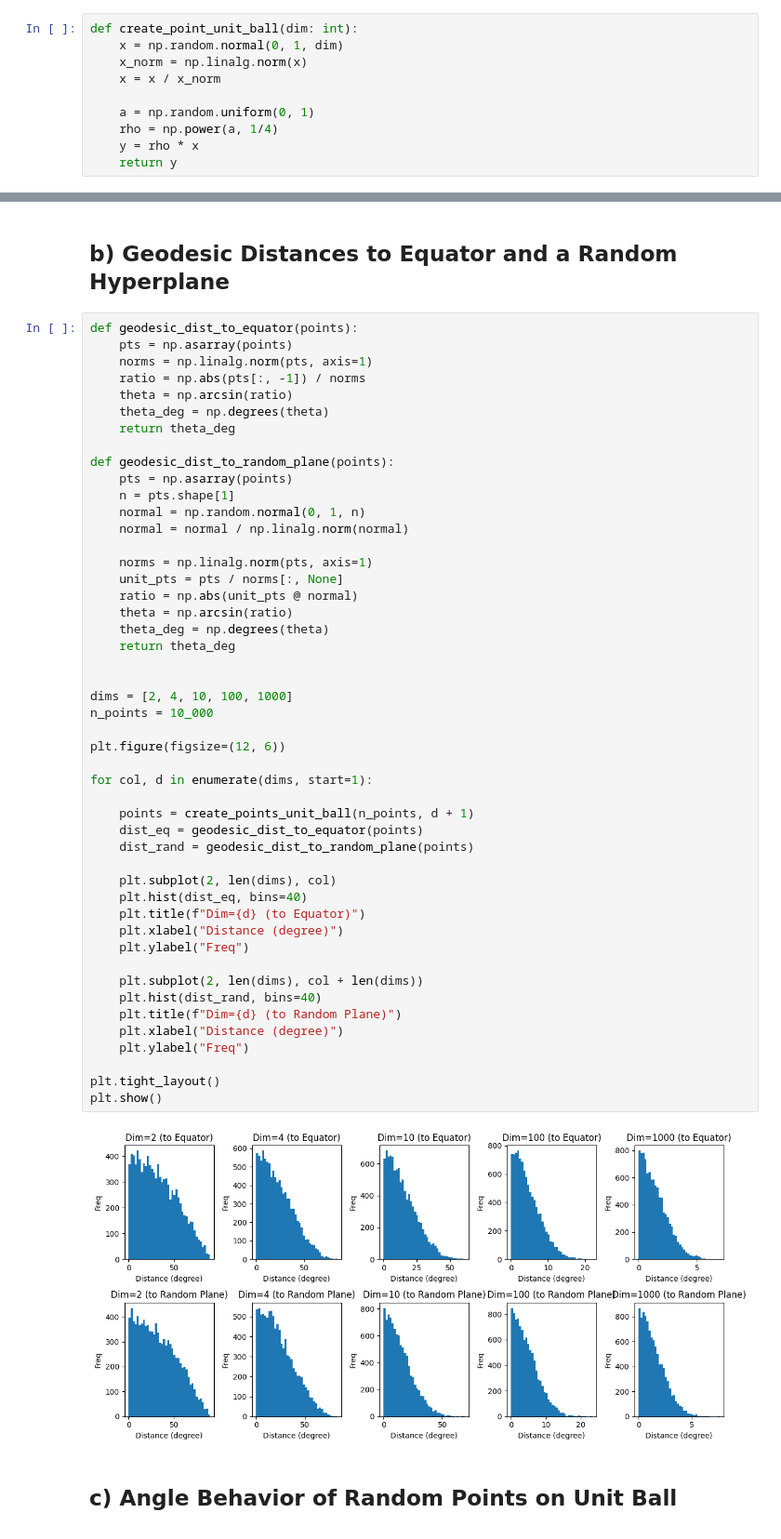
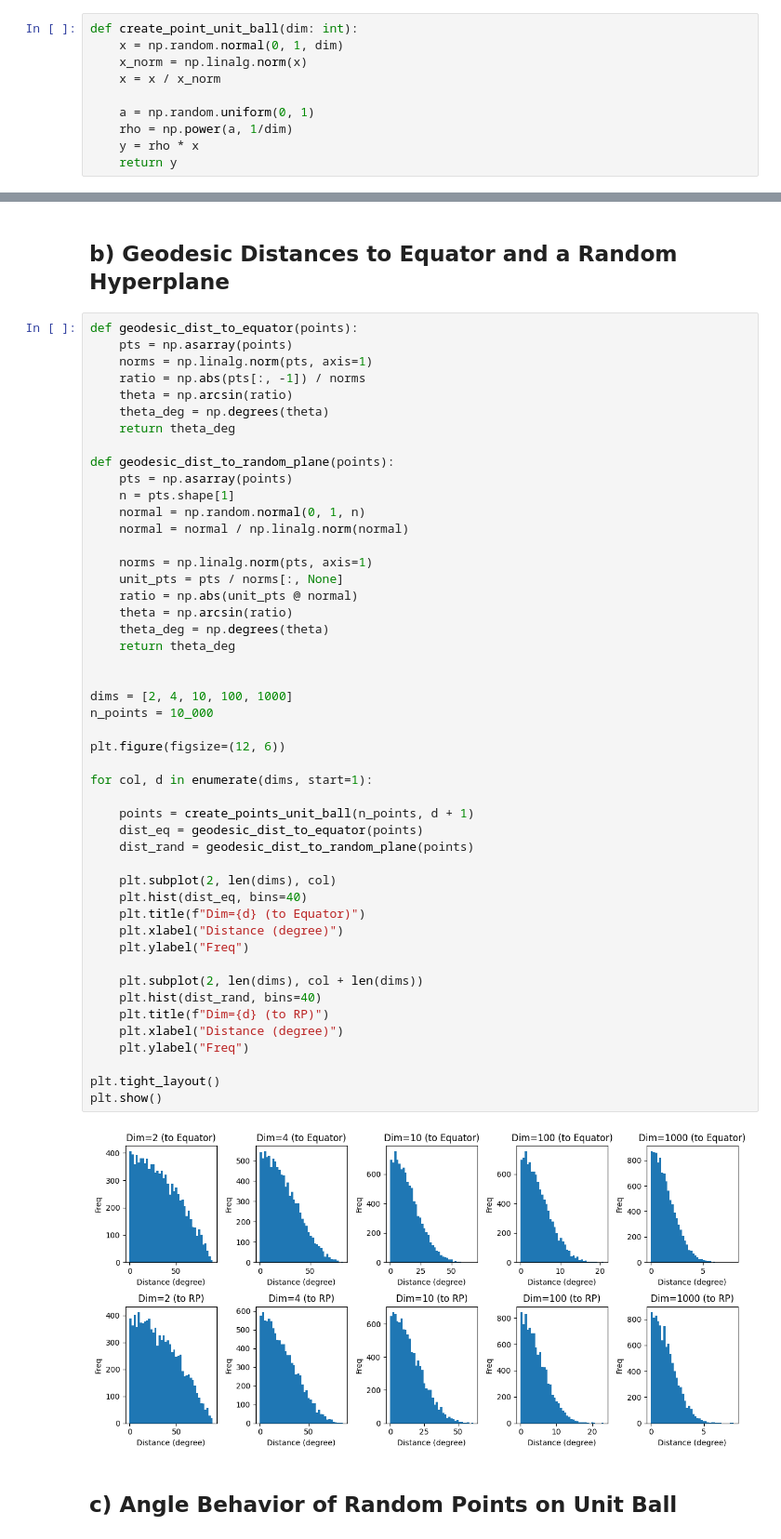
Before and after one commit to pouriaSameti/Mathematics-For-Data-Science, a Jupyter notebook: Project 1/code.ipynb, the cells around one changed output, grey strips where cells are left out. Shown: that part at 93% size. Drawn from its saved outputs; the diff is of its cells as text.

```diff
--- a/Project 1/code.ipynb
+++ b/Project 1/code.ipynb
@@ -12,7 +12,7 @@ def create_point_unit_ball(dim: int):
     x = x / x_norm
 
     a = np.random.uniform(0, 1)
-    rho = np.power(a, 1/4)
+    rho = np.power(a, 1/dim)
     y = rho * x
     return y
 # %%
@@ -79,35 +79,35 @@ def geodesic_dist_to_random_plane(points):
     theta = np.arcsin(ratio)
     theta_deg = np.degrees(theta)
     return theta_deg
 
 
 dims = [2, 4, 10, 100, 1000]
 n_points = 10_000
 
 plt.figure(figsize=(12, 6))
 
 for col, d in enumerate(dims, start=1):
 
     points = create_points_unit_ball(n_points, d + 1)
     dist_eq = geodesic_dist_to_equator(points)
     dist_rand = geodesic_dist_to_random_plane(points)
 
     plt.subplot(2, len(dims), col)
     plt.hist(dist_eq, bins=40)
     plt.title(f"Dim={d} (to Equator)")
     plt.xlabel("Distance (degree)")
     plt.ylabel("Freq")
 
     plt.subplot(2, len(dims), col + len(dims))
     plt.hist(dist_rand, bins=40)
-    plt.title(f"Dim={d} (to Random Plane)")
+    plt.title(f"Dim={d} (to RP)")
     plt.xlabel("Distance (degree)")
     plt.ylabel("Freq")
 
 plt.tight_layout()
 plt.show()
 # %% [output]
-[figure, old version]
+[figure, new version]
 # %% [markdown]
 ## c) Angle Behavior of Random Points on Unit Ball
 # %%
```
Also changed, not shown: parts of 2 cells of this notebook.
